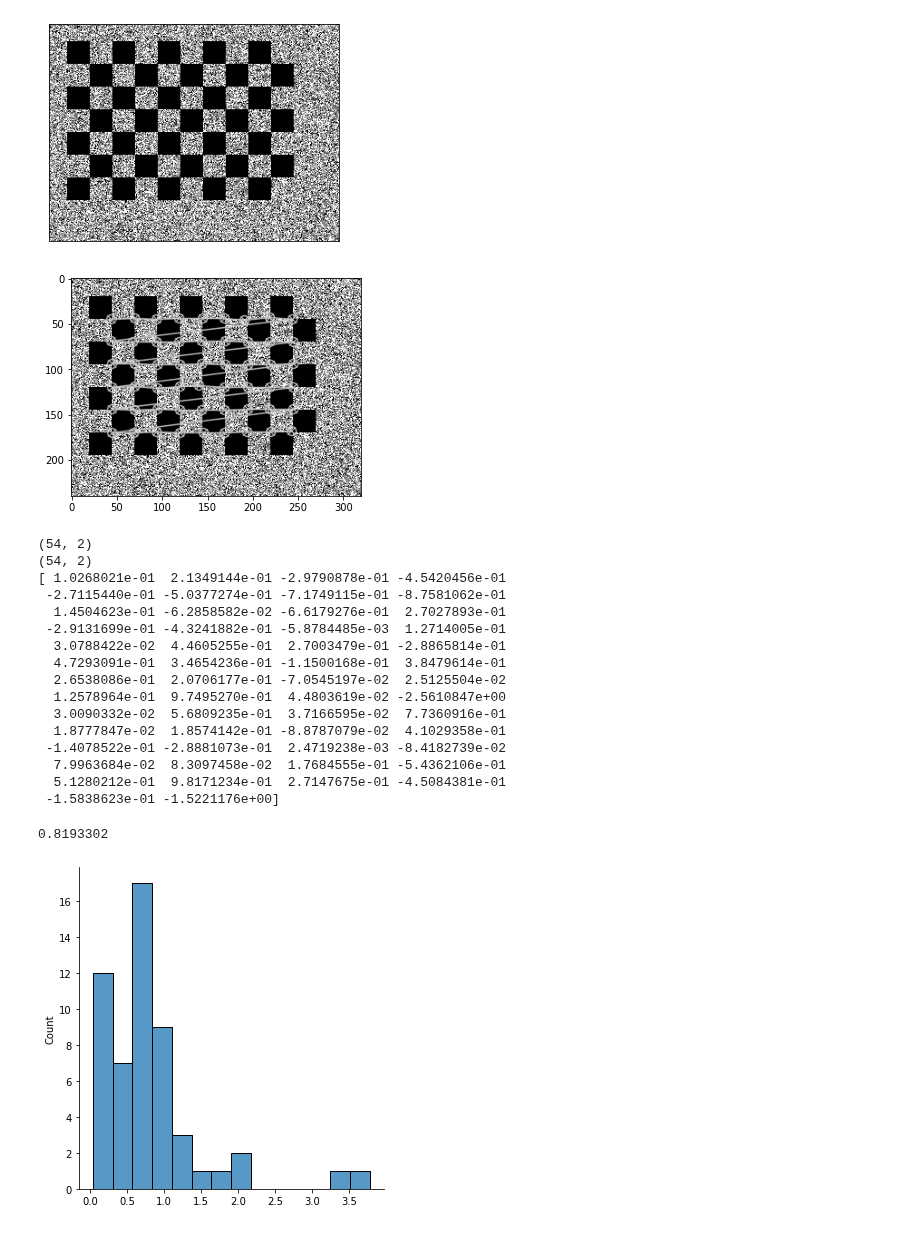
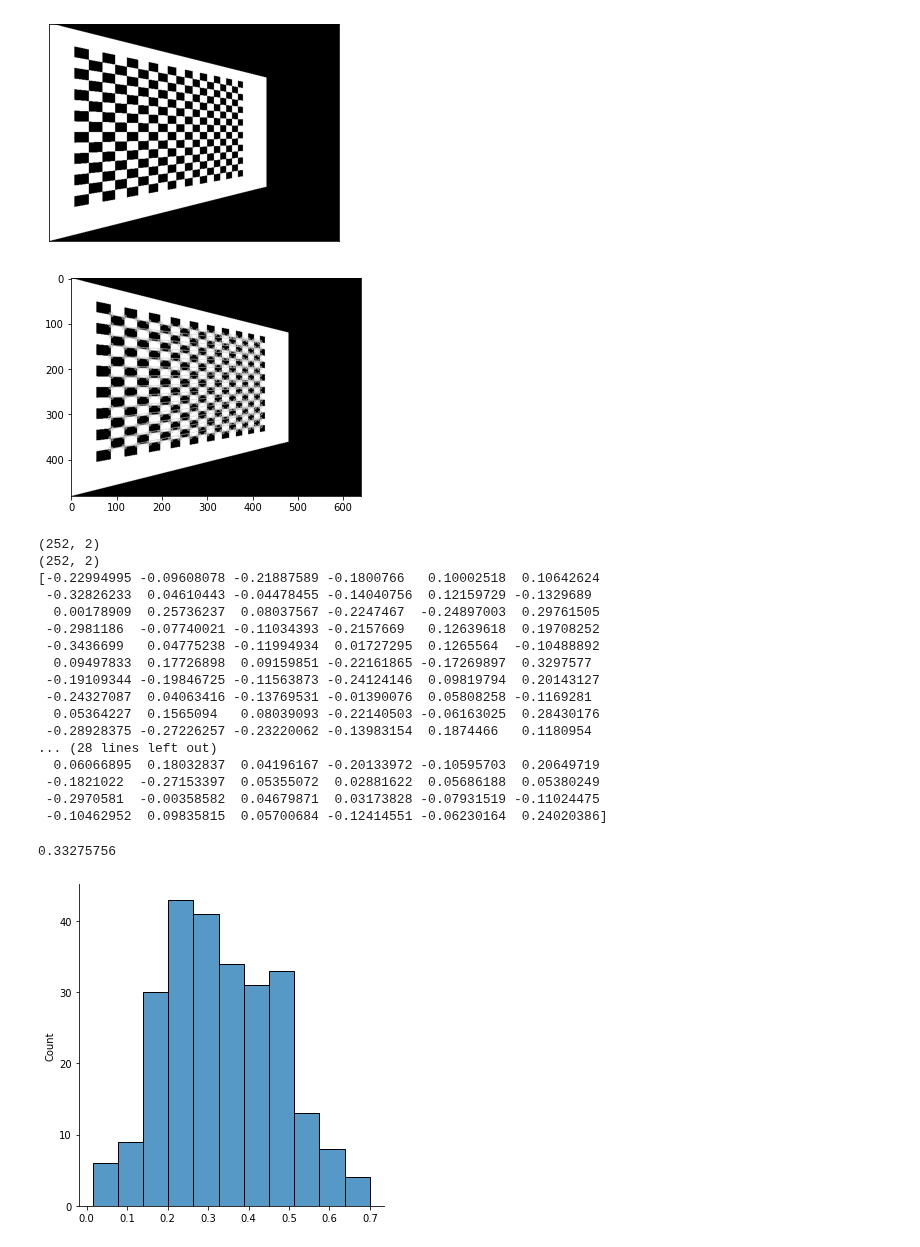
Before and after one commit to victor1234/ocv_calib_bencmarks, a Jupyter notebook: cornersubpixel.ipynb, the cells around one changed output. Saved outputs shown, nothing was run; the diff lists cells and outputs as text; code cells hidden in the pictures.

Commit message:
Add perspective transform

```diff
--- a/cornersubpixel.ipynb
+++ b/cornersubpixel.ipynb
@@ -4,11 +4,11 @@ import numpy as np
 from matplotlib import pyplot as plt
 import seaborn as sns
 # %%
-pattern_size = (9, 6) # width, height
+pattern_size = (18, 14) # width, height
 s = 1
-image_size = (480 // 2, 640 // 2)
-border_width = 40 // 2
-square_size = 50 // 2
+image_size = (480 // s, 640 // s)
+border_width = 40 // s
+square_size = 25 // s
 
 pattern_image = np.ones(image_size, np.uint8)
 pattern_corners = np.zeros(((pattern_size[0]) * (pattern_size[1]), 2), np.float32)
@@ -66,4 +66,2 @@ def noisy(noise_typ, image):
         noisy = image + image * gauss
     return noisy
-# %%
-pattern_image = noisy('poisson', pattern_image)
@@ -69,0 +70,11 @@ pattern_image = noisy('poisson', pattern_image)
+# %%
+h = image_size[0]
+w = image_size[1]
+dy = image_size[0] / 4
+dx = image_size[1] / 4
+p1 = np.array([[0, 0], [w, 0], [w, h], [0, h]], dtype=np.float32)
+p2 = np.array([[0, 0], [w - dx, dy], [w - dx, h - dy], [0, h]], dtype=np.float32)
+W = cv.getPerspectiveTransform(p1, p2)
+pattern_image = cv.warpPerspective(pattern_image, W, [w, h])
+pattern_corners = cv.perspectiveTransform(pattern_corners[None, :, :], W)
+pattern_corners = pattern_corners[0, :, :]
@@ -73,7 +87,7 @@ plt.imshow(pattern_image, cmap='gray')
 plt.xticks([]), plt.yticks([])
 plt.show()
 # %% [output]
-[figure, old version]
+[figure, new version]
 # %%
 status, corners = cv.findChessboardCorners(pattern_image, pattern_size)
 if status:
@@ -83,11 +97,11 @@ if status:
 else:
     print("Could not detect corners")
 # %%
-cv.drawChessboardCorners(pattern_image, (9, 6), corners, status)
+cv.drawChessboardCorners(pattern_image, pattern_size, corners, status)
 plt.imshow(pattern_image, cmap='gray')
 plt.show()
 # %% [output]
-[figure, old version]
+[figure, new version]
 # %%
 corners = corners.reshape(-1, 2)
 print(corners.shape)
@@ -96,26 +110,27 @@ print(pattern_corners.shape)
 diff = corners - pattern_corners
 print(np.mean(diff, axis=1))
 # %% [output]
-(54, 2)
-(54, 2)
-[ 1.0268021e-01  2.1349144e-01 -2.9790878e-01 -4.5420456e-01
- -2.7115440e-01 -5.0377274e-01 -7.1749115e-01 -8.7581062e-01
-  1.4504623e-01 -6.2858582e-02 -6.6179276e-01  2.7027893e-01
- -2.9131699e-01 -4.3241882e-01 -5.8784485e-03  1.2714005e-01
-  3.0788422e-02  4.4605255e-01  2.7003479e-01 -2.8865814e-01
-  4.7293091e-01  3.4654236e-01 -1.1500168e-01  3.8479614e-01
-  2.6538086e-01  2.0706177e-01 -7.0545197e-02  2.5125504e-02
-  1.2578964e-01  9.7495270e-01  4.4803619e-02 -2.5610847e+00
-  3.0090332e-02  5.6809235e-01  3.7166595e-02  7.7360916e-01
-  1.8777847e-02  1.8574142e-01 -8.8787079e-02  4.1029358e-01
- -1.4078522e-01 -2.8881073e-01  2.4719238e-03 -8.4182739e-02
-  7.9963684e-02  8.3097458e-02  1.7684555e-01 -5.4362106e-01
-  5.1280212e-01  9.8171234e-01  2.7147675e-01 -4.5084381e-01
- -1.5838623e-01 -1.5221176e+00]
+(252, 2)
+(252, 2)
+[-0.22994995 -0.09608078 -0.21887589 -0.1800766   0.10002518  0.10642624
+ -0.32826233  0.04610443 -0.04478455 -0.14040756  0.12159729 -0.1329689
+  0.00178909  0.25736237  0.08037567 -0.2247467  -0.24897003  0.29761505
+ -0.2981186  -0.07740021 -0.11034393 -0.2157669   0.12639618  0.19708252
+ -0.3436699   0.04775238 -0.11994934  0.01727295  0.1265564  -0.10488892
+  0.09497833  0.17726898  0.09159851 -0.22161865 -0.17269897  0.3297577
+ -0.19109344 -0.19846725 -0.11563873 -0.24124146  0.09819794  0.20143127
+ -0.24327087  0.04063416 -0.13769531 -0.01390076  0.05808258 -0.1169281
+  0.05364227  0.1565094   0.08039093 -0.22140503 -0.06163025  0.28430176
+ -0.28928375 -0.27226257 -0.23220062 -0.13983154  0.1874466   0.1180954
+... (28 lines left out)
+  0.06066895  0.18032837  0.04196167 -0.20133972 -0.10595703  0.20649719
+ -0.1821022  -0.27153397  0.05355072  0.02881622  0.05686188  0.05380249
+ -0.2970581  -0.00358582  0.04679871  0.03173828 -0.07931519 -0.11024475
+ -0.10462952  0.09835815  0.05700684 -0.12414551 -0.06230164  0.24020386]
 # %%
 errors = np.linalg.norm(diff, axis=1)
 sns.displot(errors)
 print(np.mean(errors))
 # %% [output]
-0.8193302
+0.33275756
-[figure, old version]
+[figure, new version]
```
Also changed, not shown: parts of 3 cells of this notebook.
